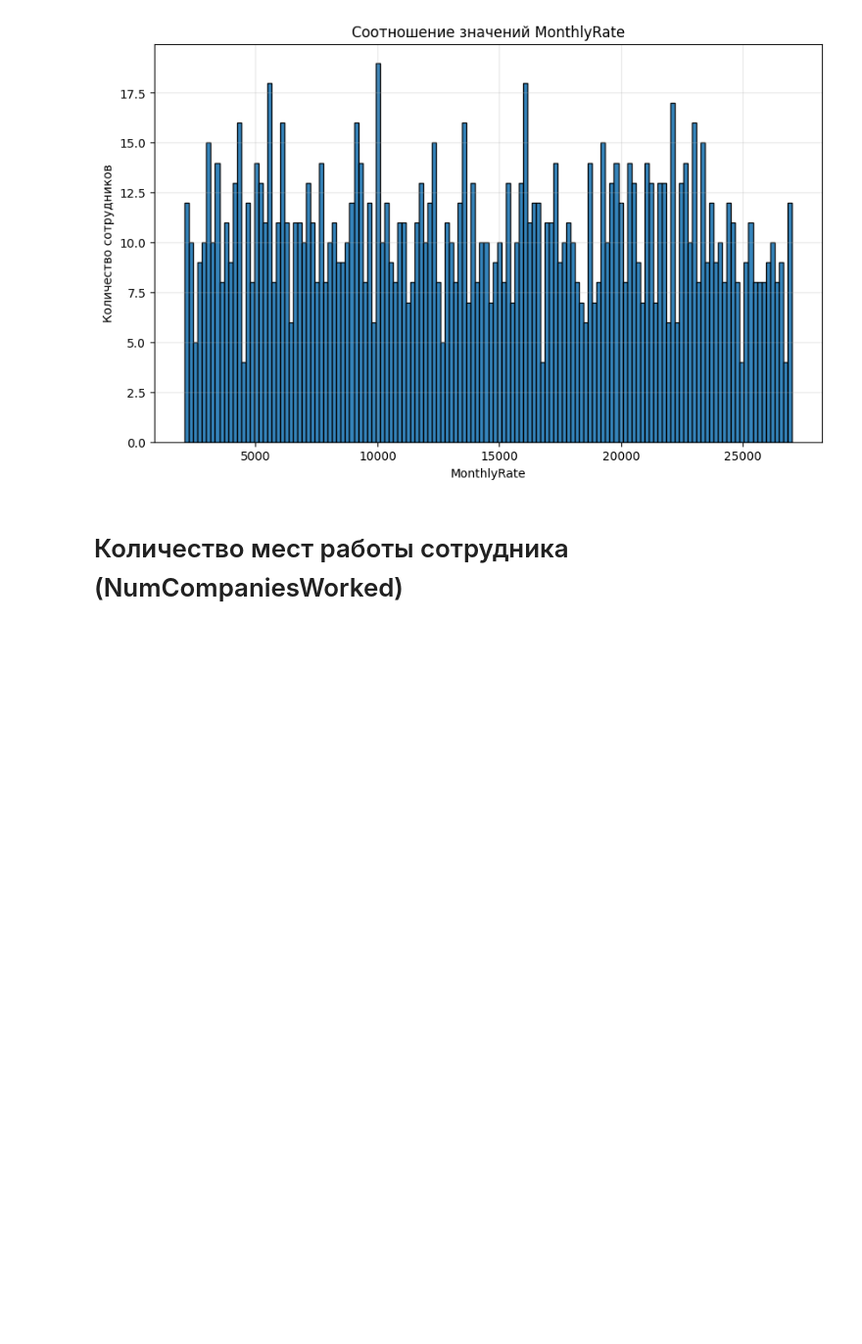
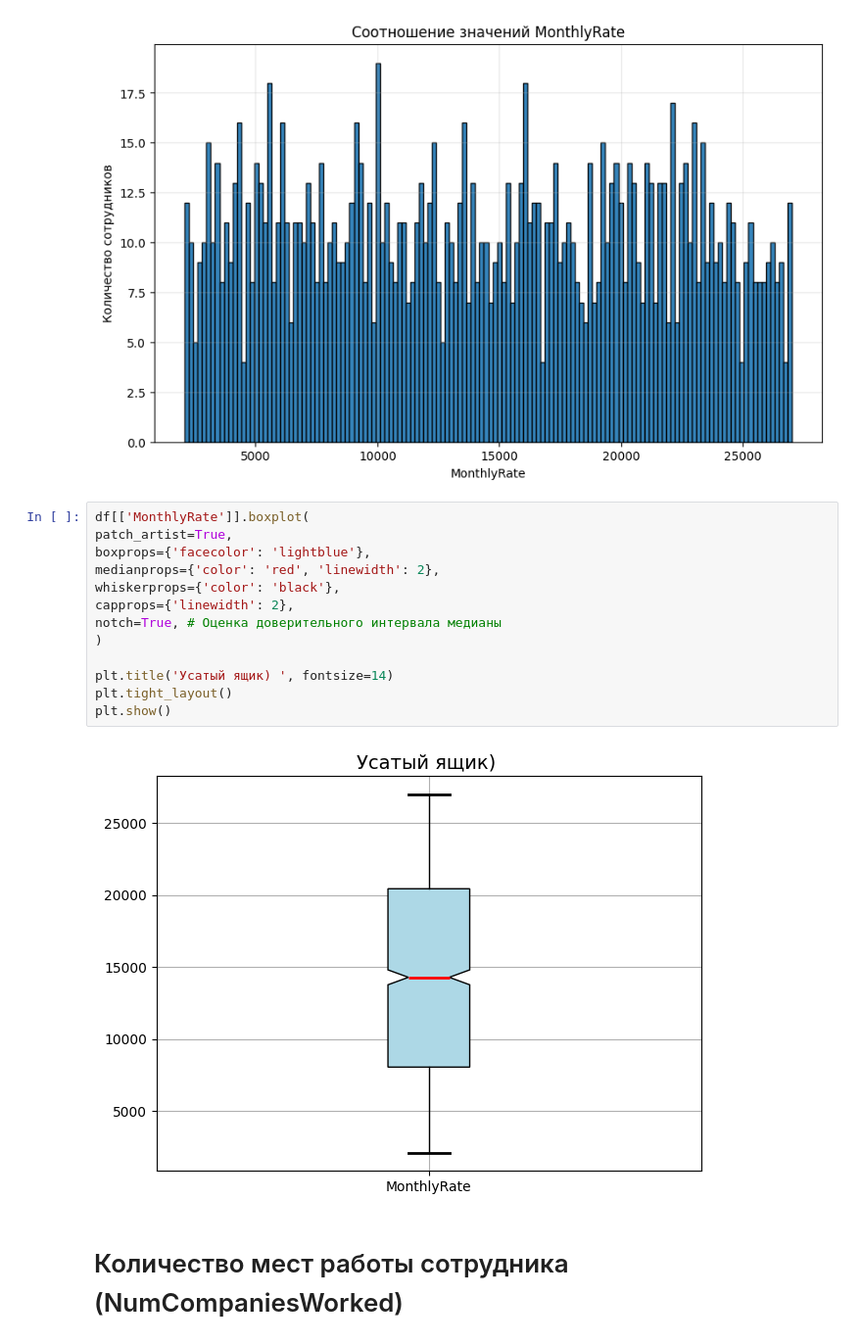
Before and after one commit to svinoczarITMO/s7-da-lab1, a Jupyter notebook: hranalytics.ipynb, the cells around one changed output. Shown at 98% size. Cells and saved outputs as stored; diff of their text form; blank space fills up the shorter version.

```diff
--- a/hranalytics.ipynb
+++ b/hranalytics.ipynb
@@ -569,6 +583,21 @@ MonthlyRate
 Name: count, Length: 1427, dtype: int64
 Пропуски: 0
 [figure]
+# %%
+df[['MonthlyRate']].boxplot(
+patch_artist=True,
+boxprops={'facecolor': 'lightblue'},
+medianprops={'color': 'red', 'linewidth': 2},
+whiskerprops={'color': 'black'},
+capprops={'linewidth': 2},
+notch=True, # Оценка доверительного интервала медианы
+)
+
+plt.title('Усатый ящик) ', fontsize=14)
+plt.tight_layout()
+plt.show()
+# %% [output]
+[figure, added]
 # %% [markdown]
 # Количество мест работы сотрудника (NumCompaniesWorked)
 # %%
```
Also changed, not shown: parts of 1 cell of this notebook.
